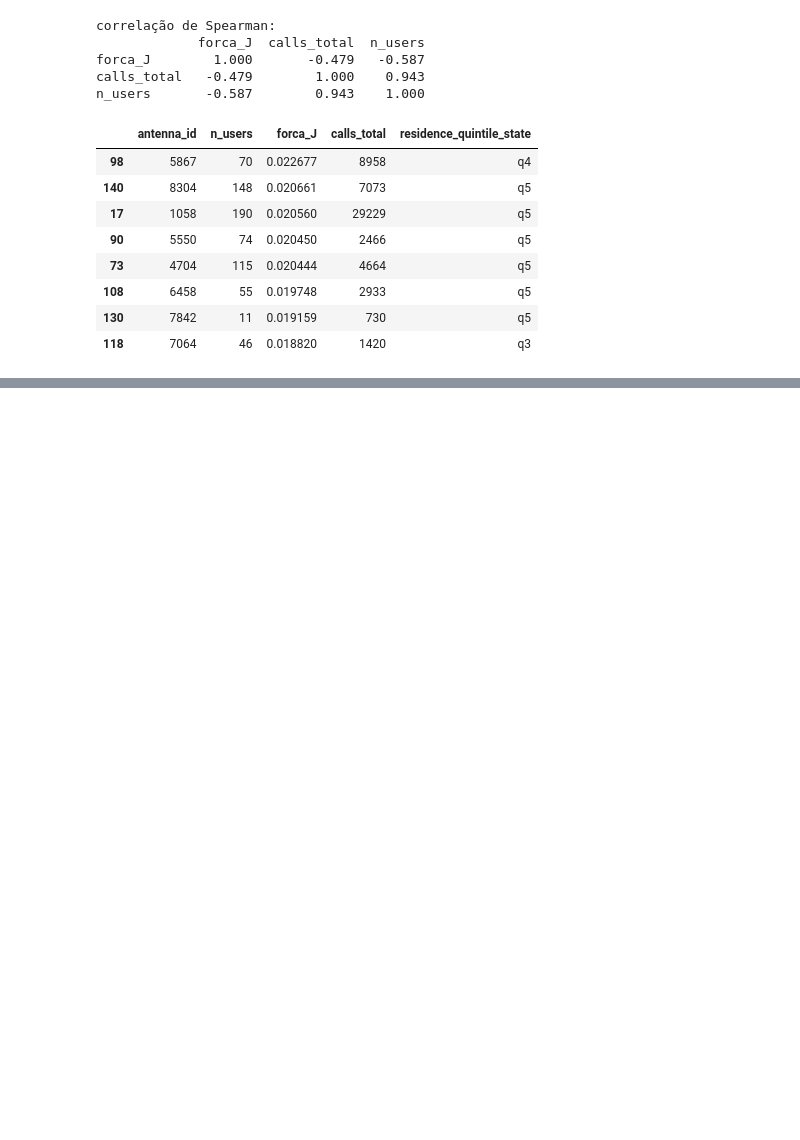
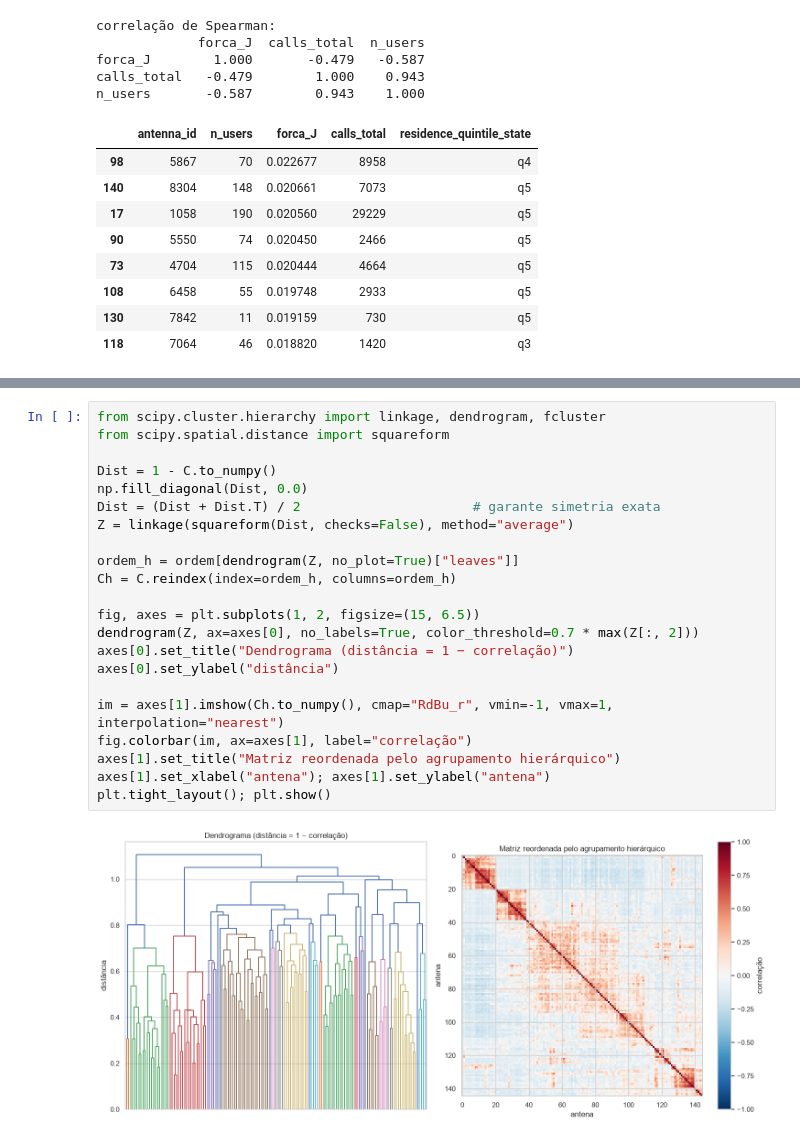
Before and after one commit to pedroazara/campinas-telecom-network, a Jupyter notebook: notebooks/5-exploracao.ipynb, the cells around one changed output, grey strips where cells are left out. Saved outputs shown, nothing was run; the diff lists cells and outputs as text; blank space fills up the shorter version.

Commit message:
Implementação de hierarquical clustering

```diff
--- a/notebooks/5-exploracao.ipynb
+++ b/notebooks/5-exploracao.ipynb
@@ -323,0 +446,24 @@ n_users       -0.587        0.943    1.000
+# %%
+from scipy.cluster.hierarchy import linkage, dendrogram, fcluster
+from scipy.spatial.distance import squareform
+
+Dist = 1 - C.to_numpy()
+np.fill_diagonal(Dist, 0.0)
+Dist = (Dist + Dist.T) / 2                      # garante simetria exata
+Z = linkage(squareform(Dist, checks=False), method="average")
+
+ordem_h = ordem[dendrogram(Z, no_plot=True)["leaves"]]
+Ch = C.reindex(index=ordem_h, columns=ordem_h)
+
+fig, axes = plt.subplots(1, 2, figsize=(15, 6.5))
+dendrogram(Z, ax=axes[0], no_labels=True, color_threshold=0.7 * max(Z[:, 2]))
+axes[0].set_title("Dendrograma (distância = 1 − correlação)")
+axes[0].set_ylabel("distância")
+
+im = axes[1].imshow(Ch.to_numpy(), cmap="RdBu_r", vmin=-1, vmax=1, interpolation="nearest")
+fig.colorbar(im, ax=axes[1], label="correlação")
+axes[1].set_title("Matriz reordenada pelo agrupamento hierárquico")
+axes[1].set_xlabel("antena"); axes[1].set_ylabel("antena")
+plt.tight_layout(); plt.show()
+# %% [output]
+[figure, added]
```
Also changed, not shown: parts of 16 cells of this notebook.
